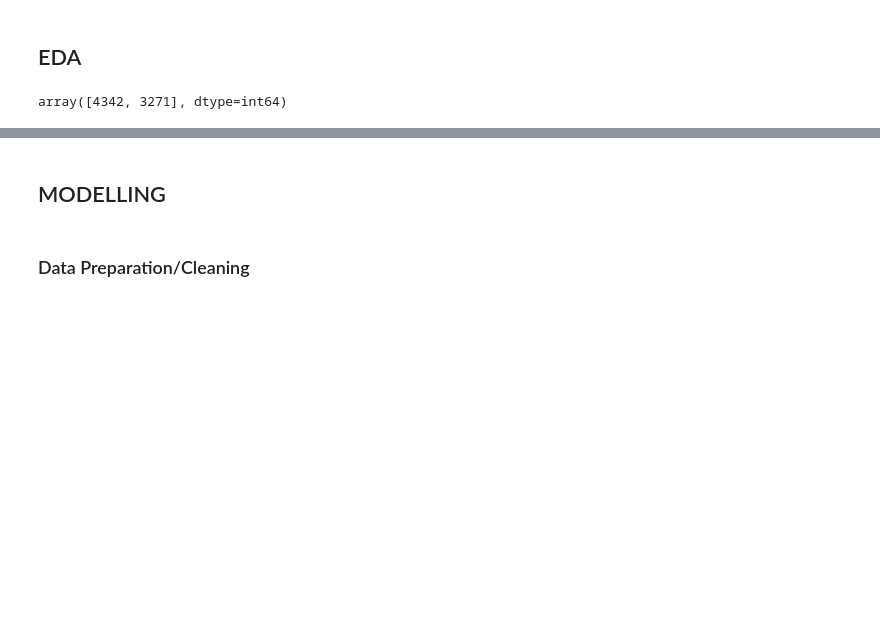
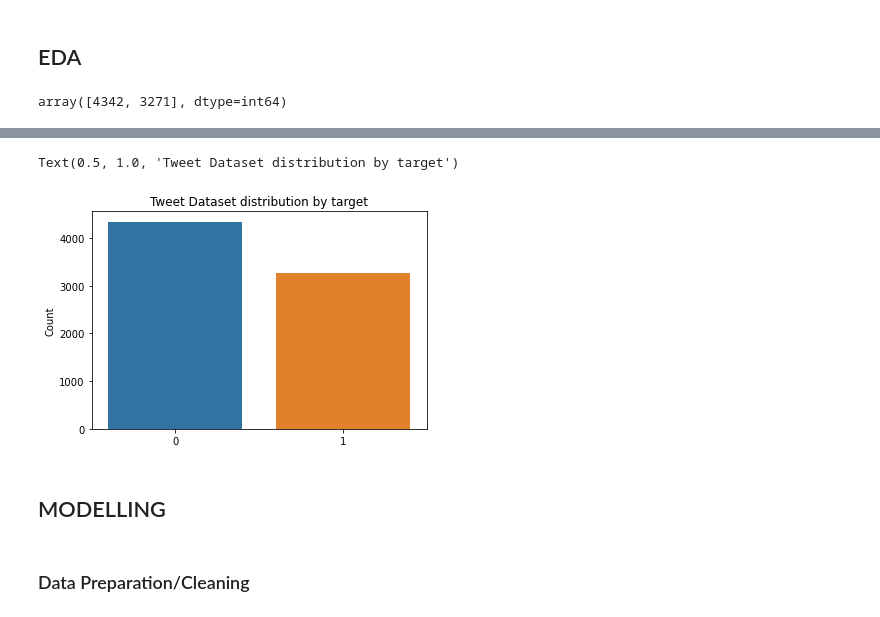
Before and after one commit to ReedBallesterosNU/MSDS-422-DL-Practical-Machine-Learning, a Jupyter notebook: Module-09/Assignment-01/Module-09 Assignment-01 - Natural Language Processing with Disaster Tweets.ipynb, the cells around one changed output, grey strips where cells are left out. Saved outputs shown, nothing was run; the diff lists cells and outputs as text; code cells hidden in the pictures; blank space fills up the shorter version.

```diff
--- a/Module-09/Assignment-01/Module-09 Assignment-01 - Natural Language Processing with Disaster Tweets.ipynb
+++ b/Module-09/Assignment-01/Module-09 Assignment-01 - Natural Language Processing with Disaster Tweets.ipynb
@@ -319,3 +260,11 @@ fig.show()
+# %%
+x_plt=train_df.target.value_counts()
+sns.barplot(x=x_plt.index,y=x_plt)
+plt.gca().set_ylabel('Count')
+plt.gca().set_title('Tweet Dataset distribution by target')
+# %% [output]
+Text(0.5, 1.0, 'Tweet Dataset distribution by target')
+[figure, added]
 # %% [markdown]
 ## MODELLING
 # %% [markdown]
```
Also changed, not shown: parts of 3 cells of this notebook.
